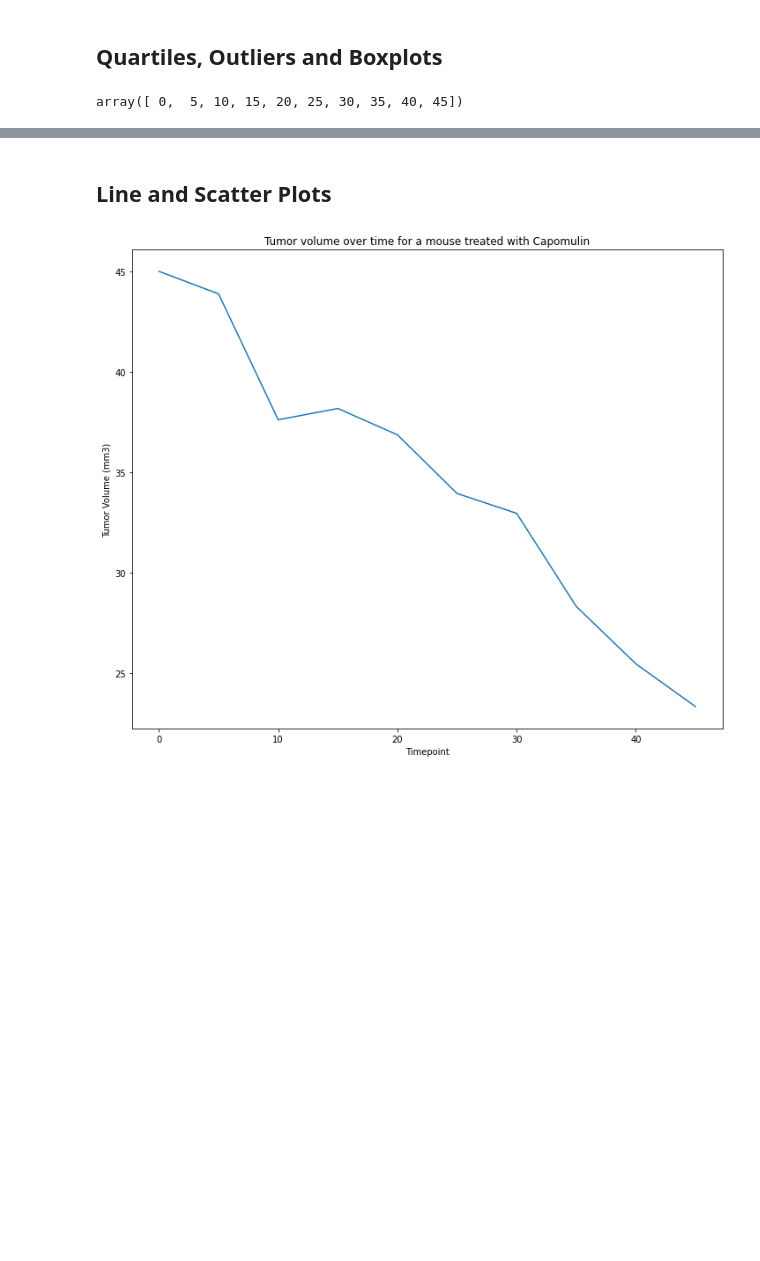
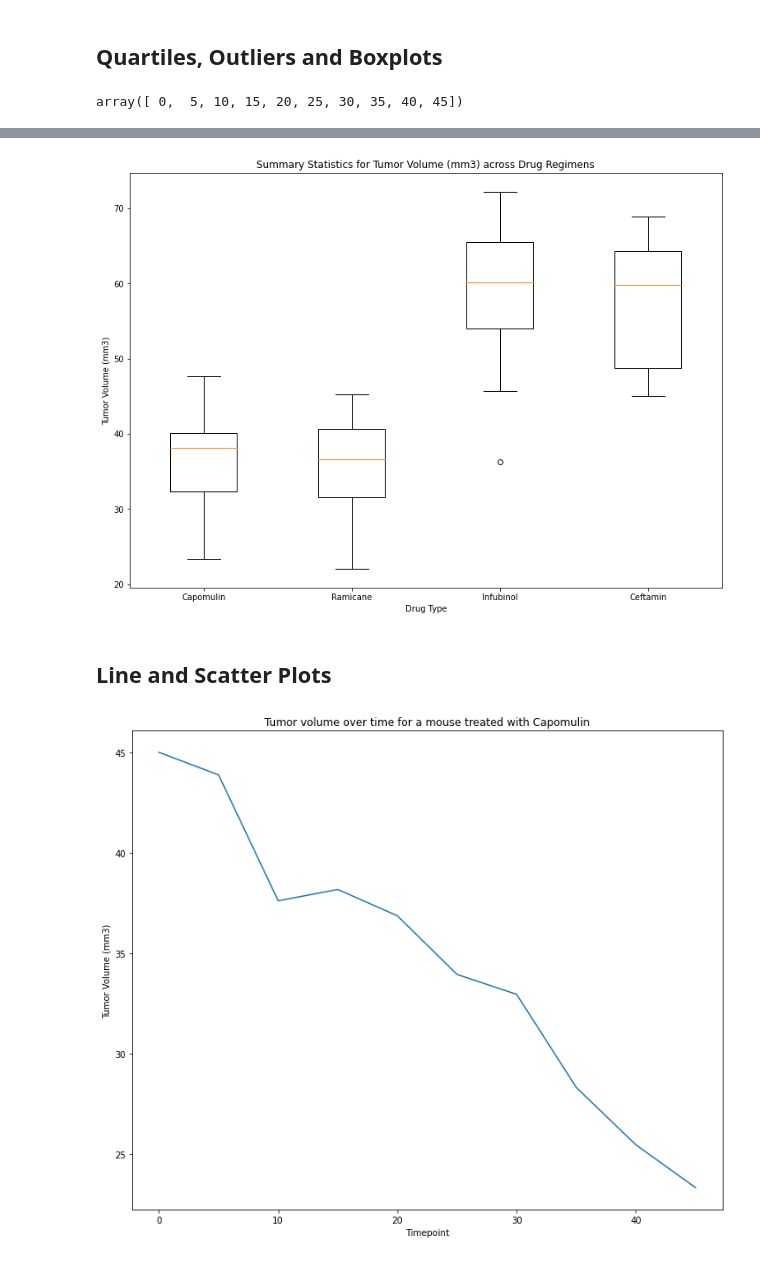
Before and after one commit to daysthroughcode/matplotlib-challenge, a Jupyter notebook: Pymaceuticals/Pymaceuticals.ipynb, the cells around one changed output, grey strips where cells are left out. Drawn from its saved outputs; the diff is of its cells as text; code cells hidden in the pictures; blank space fills up the shorter version.

```diff
--- a/Pymaceuticals/Pymaceuticals.ipynb
+++ b/Pymaceuticals/Pymaceuticals.ipynb
@@ -257,11 +258,9 @@ array([ 0,  5, 10, 15, 20, 25, 30, 35, 40, 45])
 # Calculate the final tumor volume of each mouse across four of the treatment regimens:
 # Capomulin, Ramicane, Infubinol, and Ceftamin
 
-mouse_cut = mouse_indcln[~mouse_indcln.drug_reg.str.contains('Capomulin', 'Ramicane','Infubinol','Ceftamin') == False]
-
-
+mouse_cut = mouse_indcln[mouse_indcln["drug_reg"].isin(['Capomulin','Ramicane','Infubinol','Ceftamin'])]
+mouse_cut2 = mouse_cut.groupby('m_id').agg({'timepoint':['last'],'tumorvol_mm3':['last'],'weight_g':["last"],'drug_reg':["last"]})
+mouse_cut2.columns = ['timepoint', 'tumorvol_mm3', 'weight_g', 'drug_reg']
+mouse_cut2
 # Start by getting the last (greatest) timepoint for each mouse
-
-mouse_cut = mouse_cut.drop(columns = ["sex","timepoint", "metastatic_sites","age_mon"])
-mouse_cut
 # %% [output]
@@ -290,3 +372,23 @@ tumor_vol = []
+# %%
+# Generate a box plot of the final tumor volume of each mouse across four regimens of interest
+
+drugdata = [cap_lst, ram_lst, inf_lst, cef_lst]
+
+fig = plt.figure(figsize =(10, 7))
+
+# Creating axes instance
+ax = fig.add_axes([0, 0, 1, 1])
+
+# Creating plot
+bp = ax.boxplot(drugdata, labels = treatments)
+
+# show plot
+plt.title("Summary Statistics for Tumor Volume (mm3) across Drug Regimens")
+plt.ylabel("Tumor Volume (mm3)")
+plt.xlabel("Drug Type")
+plt.show()
+# %% [output]
+[figure, added]
 # %% [markdown]
 ## Line and Scatter Plots
 # %%
```
Also changed, not shown: parts of 9 cells of this notebook, 1 other file.
